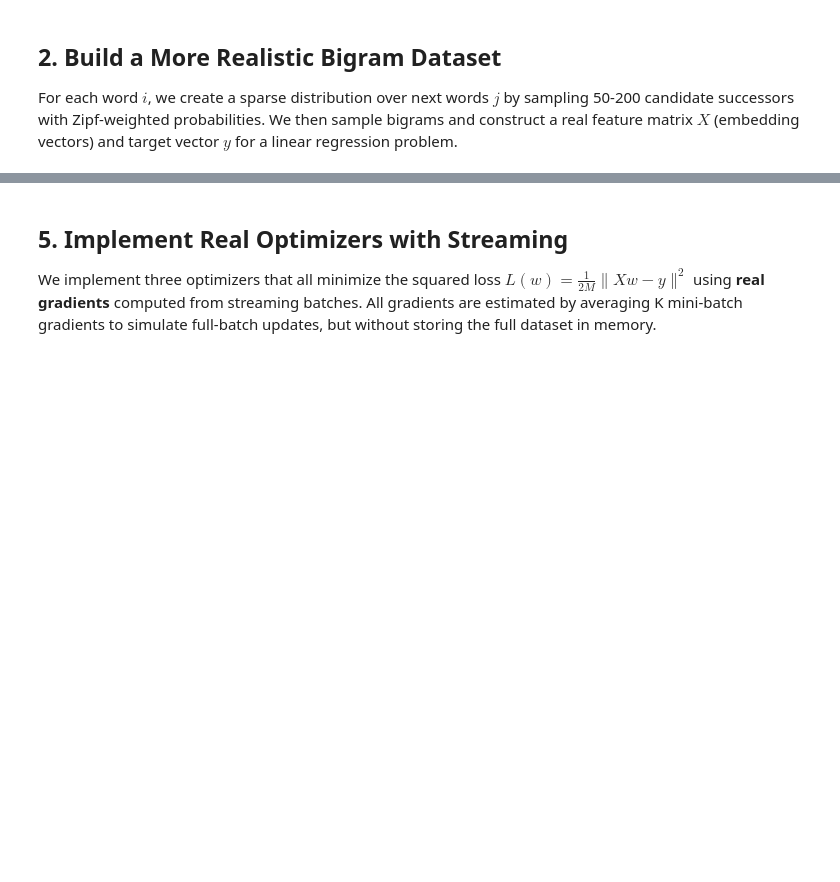
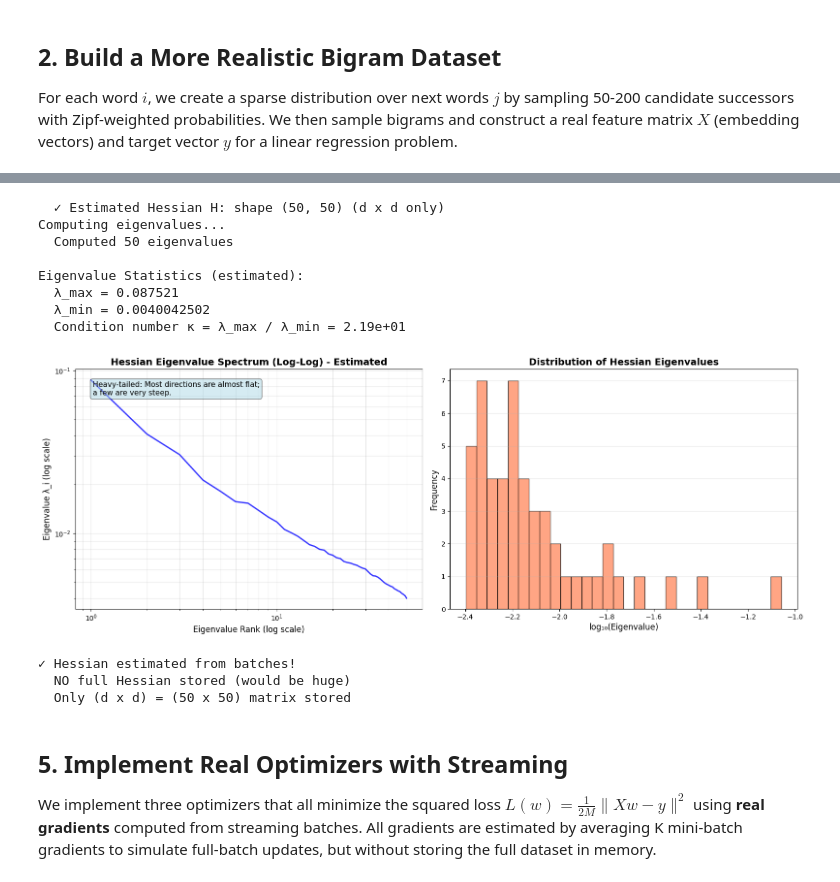
Before and after one commit to prashant2469/DSC-180a-Project-DL, a Jupyter notebook: zipf_heavy_tailed_sd_vs_gd.ipynb, the cells around one changed output, grey strips where cells are left out. Cells and saved outputs as stored; diff of their text form; code cells hidden in the pictures; blank space fills up the shorter version.

```diff
--- a/zipf_heavy_tailed_sd_vs_gd.ipynb
+++ b/zipf_heavy_tailed_sd_vs_gd.ipynb
@@ -257,0 +378,67 @@ Error:
+# %%
+"""
+ESTIMATE Hessian from batches only - NO FULL HESSIAN
+Uses 20-50 random batches to estimate H ≈ (1/M) X^T X
+"""
+print("=" * 80)
+print("Step 4: Estimating Hessian from Batches (for intuition only)")
+print("=" * 80)
+
+# Estimate Hessian using batches (for visualization only) - reduced for speed
+num_batches_for_hessian = 15
+print(f"Using {num_batches_for_hessian} batches to estimate Hessian...")
+
+H_estimate = np.zeros((d, d))
+
+for _ in tqdm(range(num_batches_for_hessian), desc="Estimating Hessian"):
+    X_batch, _ = sample_batch(batch_size)
+    # H_batch = (1/batch_size) X_batch^T X_batch
+    H_batch = (X_batch.T @ X_batch) / batch_size
+    H_estimate += H_batch
+
+H_estimate = H_estimate / num_batches_for_hessian
+print(f"  ✓ Estimated Hessian H: shape {H_estimate.shape} (d x d only)")
+
+# Compute eigenvalues
+print("Computing eigenvalues...")
+eigenvalues, eigenvectors = eigh(H_estimate)
+eigenvalues = np.sort(eigenvalues)[::-1]  # Sort descending
+print(f"  Computed {len(eigenvalues)} eigenvalues")
+
+# Statistics
+lambda_max = eigenvalues[0]
+lambda_min = eigenvalues[-1]
+condition_number = lambda_max / lambda_min
+
+print(f"\nEigenvalue Statistics (estimated):")
+print(f"  λ_max = {lambda_max:.6f}")
+print(f"  λ_min = {lambda_min:.10f}")
+print(f"  Condition number κ = λ_max / λ_min = {condition_number:.2e}")
+
+# Plot eigenvalue spectrum
+fig, (ax1, ax2) = plt.subplots(1, 2, figsize=(16, 6))
+
+# Plot 1: Log-log plot of eigenvalues
+ax1.loglog(range(1, len(eigenvalues) + 1), eigenvalues, 'b-', linewidth=2, alpha=0.8)
+ax1.set_xlabel('Eigenvalue Rank (log scale)', fontsize=12)
+ax1.set_ylabel('Eigenvalue λ_i (log scale)', fontsize=12)
+ax1.set_title('Hessian Eigenvalue Spectrum (Log-Log) - Estimated', fontsize=14, fontweight='bold')
+ax1.grid(True, alpha=0.3, which='both')
+ax1.text(0.05, 0.95, 'Heavy-tailed: Most directions are almost flat;\na few are very steep.',
+         transform=ax1.transAxes, fontsize=11, verticalalignment='top',
+         bbox=dict(boxstyle='round', facecolor='lightblue', alpha=0.5))
+
+# Plot 2: Histogram of eigenvalues (log scale)
+ax2.hist(np.log10(eigenvalues + 1e-10), bins=30, edgecolor='black', alpha=0.7, color='coral')
+ax2.set_xlabel('log₁₀(Eigenvalue)', fontsize=12)
+ax2.set_ylabel('Frequency', fontsize=12)
+ax2.set_title('Distribution of Hessian Eigenvalues', fontsize=14, fontweight='bold')
+ax2.grid(True, alpha=0.3, axis='y')
+
+plt.tight_layout()
+plt.show()
+
+print("\n✓ Hessian estimated from batches!")
+print("  NO full Hessian stored (would be huge)")
+print("  Only (d x d) = (50 x 50) matrix stored")
+# %% [output]
@@ -258,3 +449,15 @@ Error:
+  ✓ Estimated Hessian H: shape (50, 50) (d x d only)
+Computing eigenvalues...
+  Computed 50 eigenvalues
+
+Eigenvalue Statistics (estimated):
+  λ_max = 0.087521
+  λ_min = 0.0040042502
+  Condition number κ = λ_max / λ_min = 2.19e+01
+[figure, added]
+✓ Hessian estimated from batches!
+  NO full Hessian stored (would be huge)
+  Only (d x d) = (50 x 50) matrix stored
 # %% [markdown]
 ## 5. Implement Real Optimizers with Streaming
 
```
Also changed, not shown: parts of 18 cells of this notebook, 1 other file.
